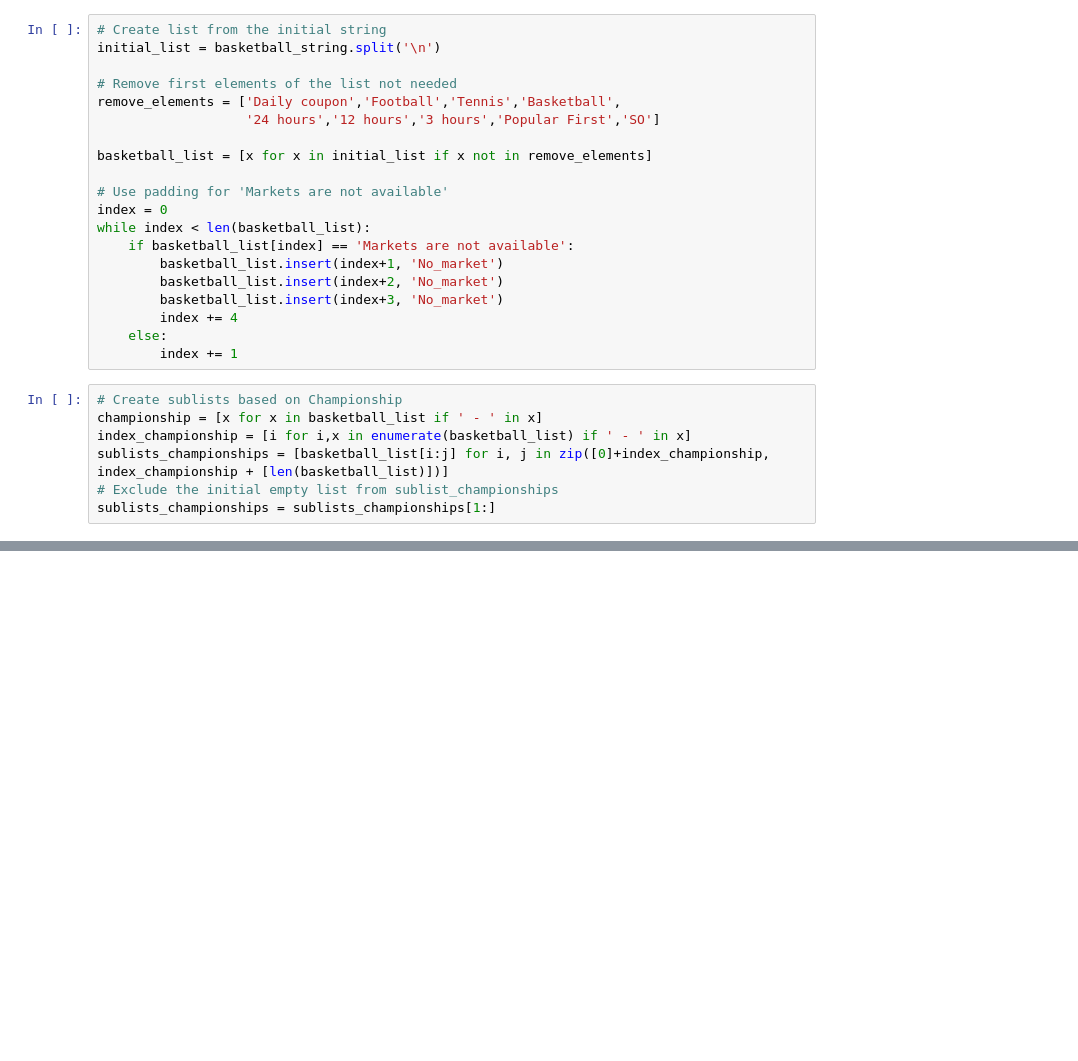
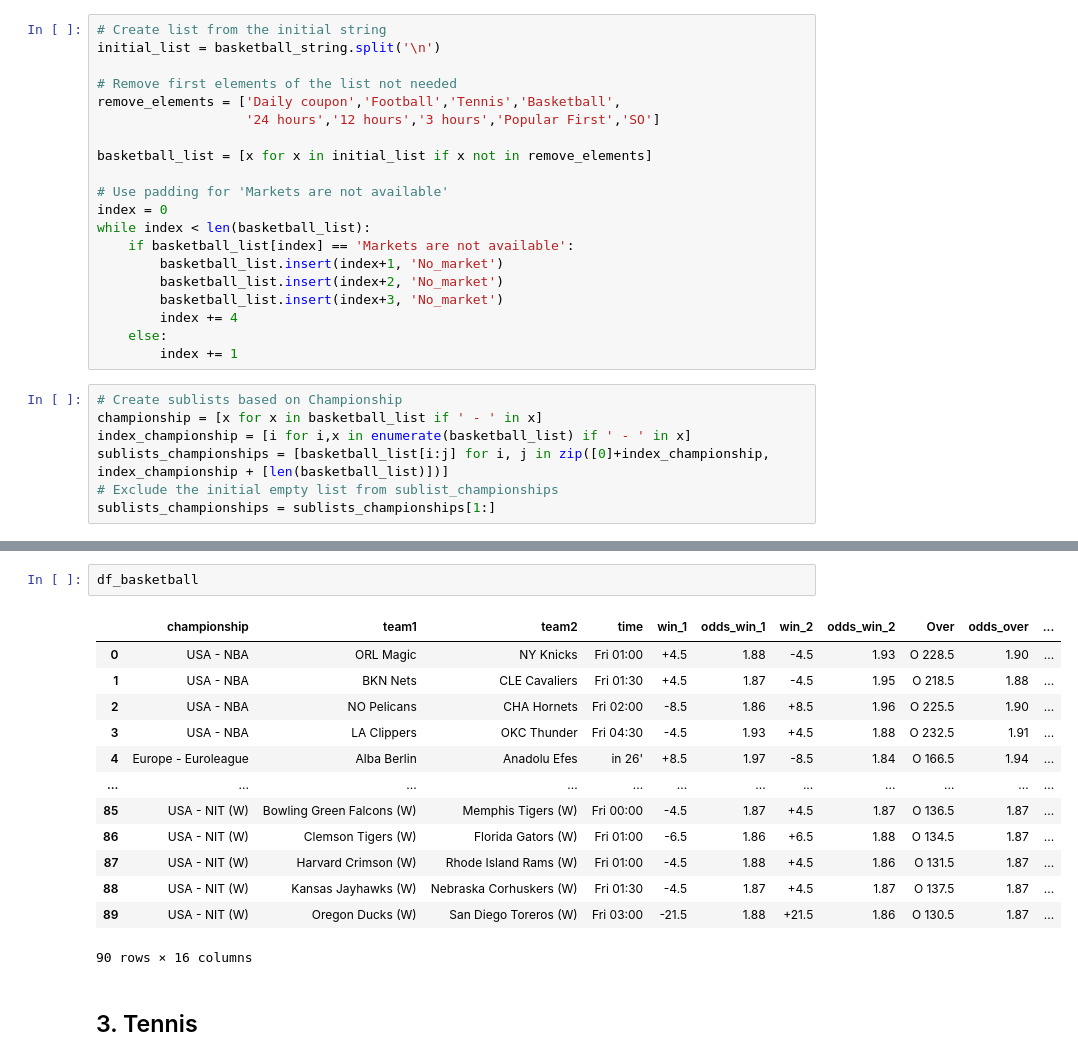
Before and after one commit to panagiotisgia/arbitage_betting, a Jupyter notebook: novibet.ipynb, the cells around one changed output, grey strips where cells are left out. Cells and saved outputs as stored; diff of their text form; blank space fills up the shorter version.

```diff
--- a/novibet.ipynb
+++ b/novibet.ipynb
@@ -185,0 +241,18 @@ sublists_championships = sublists_championships[1:]
+# %%
+df_basketball
+# %% [output]
+|  | championship | team1 | team2 | time | win_1 | odds_win_1 | win_2 | odds_win_2 | Over | odds_over | ... |
+| 0 | USA - NBA | ORL Magic | NY Knicks | Fri 01:00 | +4.5 | 1.88 | -4.5 | 1.93 | O 228.5 | 1.90 | ... |
+| 1 | USA - NBA | BKN Nets | CLE Cavaliers | Fri 01:30 | +4.5 | 1.87 | -4.5 | 1.95 | O 218.5 | 1.88 | ... |
+| 2 | USA - NBA | NO Pelicans | CHA Hornets | Fri 02:00 | -8.5 | 1.86 | +8.5 | 1.96 | O 225.5 | 1.90 | ... |
+| 3 | USA - NBA | LA Clippers | OKC Thunder | Fri 04:30 | -4.5 | 1.93 | +4.5 | 1.88 | O 232.5 | 1.91 | ... |
+| 4 | Europe - Euroleague | Alba Berlin | Anadolu Efes | in 26' | +8.5 | 1.97 | -8.5 | 1.84 | O 166.5 | 1.94 | ... |
+| ... | ... | ... | ... | ... | ... | ... | ... | ... | ... | ... | ... |
+| 85 | USA - NIT (W) | Bowling Green Falcons (W) | Memphis Tigers (W) | Fri 00:00 | -4.5 | 1.87 | +4.5 | 1.87 | O 136.5 | 1.87 | ... |
+| 86 | USA - NIT (W) | Clemson Tigers (W) | Florida Gators (W) | Fri 01:00 | -6.5 | 1.86 | +6.5 | 1.88 | O 134.5 | 1.87 | ... |
+| 87 | USA - NIT (W) | Harvard Crimson (W) | Rhode Island Rams (W) | Fri 01:00 | -4.5 | 1.88 | +4.5 | 1.86 | O 131.5 | 1.87 | ... |
+| 88 | USA - NIT (W) | Kansas Jayhawks (W) | Nebraska Corhuskers (W) | Fri 01:30 | -4.5 | 1.87 | +4.5 | 1.87 | O 137.5 | 1.87 | ... |
+| 89 | USA - NIT (W) | Oregon Ducks (W) | San Diego Toreros (W) | Fri 03:00 | -21.5 | 1.88 | +21.5 | 1.86 | O 130.5 | 1.87 | ... |
+90 rows × 16 columns
+# %% [markdown]
+## 3. Tennis
```
Also changed, not shown: parts of 8 cells of this notebook, 1 other file.
